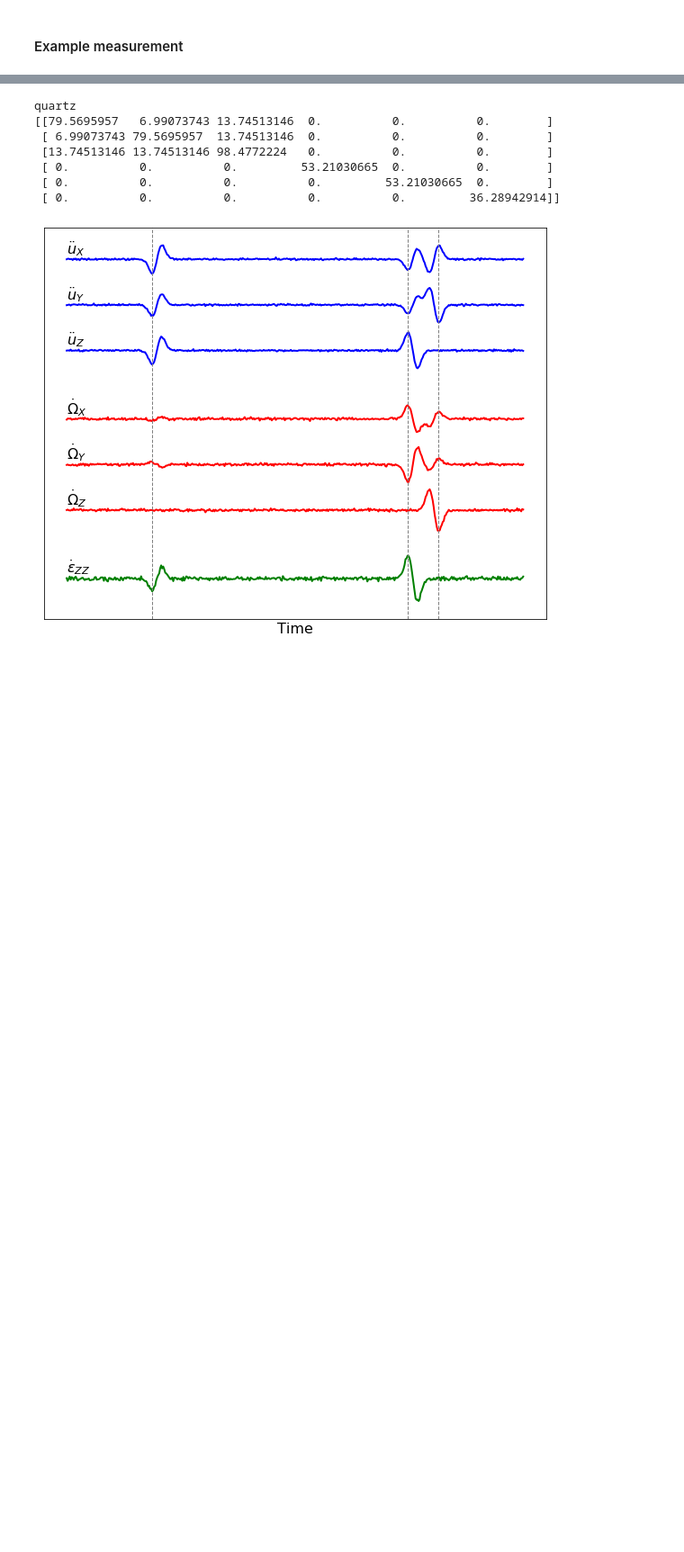
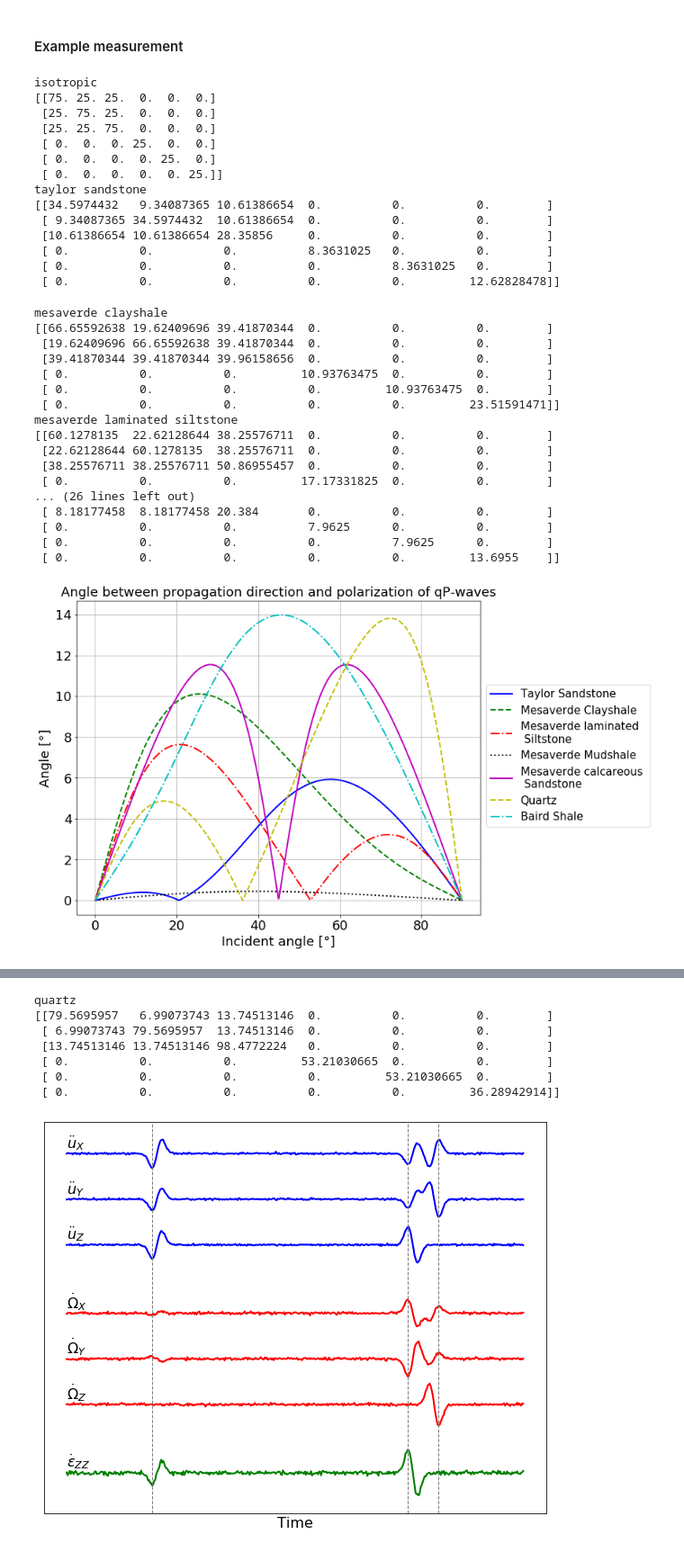
Before and after one commit to sebnoe/anisotropy, a Jupyter notebook: notebooks/Create_figures.ipynb, the cells around one changed output, grey strips where cells are left out. Shown at 90% size. Cells and saved outputs as stored; diff of their text form; code cells hidden in the pictures; blank space fills up the shorter version.

```diff
--- a/notebooks/Create_figures.ipynb
+++ b/notebooks/Create_figures.ipynb
@@ -273,2 +228,81 @@ mesaverde clayshale
 # %% [markdown]
 #### Example measurement
+# %%
+N = 720
+f = 15.
+thetax = np.linspace(0.,np.pi/2,N)
+nus = np.zeros((N,3))
+for idir in range(N):
+    nus[idir,0] = np.sin(thetax[idir])
+    nus[idir,2] = np.cos(thetax[idir])
+
+curlamp = np.zeros((len(medium),N))
+for i in range(len(medium)):
+    C, density = get_specific_VTI(medium[i])
+    gammas = get_gamma(nus,C)
+    for idir in range(N):
+        vel,v = get_eigenvals(gammas[idir], density)
+        alpha = np.arccos(np.dot(v[:,np.argmax(vel)],nus[idir,:]))
+        if alpha >np.pi/2:
+            alpha = np.pi-alpha
+        curlamp[i,idir] = alpha*180/np.pi #/max(vel)
+
+#norm = np.max(curlamp[1:,:])
+labels = ['Isotropic',
+ 'Taylor Sandstone',
+ 'Mesaverde Clayshale',
+ 'Mesaverde laminated \n Siltstone',
+ 'Mesaverde Mudshale',
+ 'Mesaverde calcareous \n Sandstone',
+ 'Quartz',
+ 'Baird Shale']
+
+colors = [' ','b','g','r','k','m','y','c']
+
+styles = ['dotted','solid','dashed','dashdot','dotted','solid','dashed','dashdot']
+
+plt.figure(figsize=(10,8))
+for i in range(1,len(medium)):
+    plt.plot(thetax*180/np.pi,curlamp[i,:], label=labels[i],lw=2,color=colors[i],ls=styles[i])
+plt.xlabel('Incident angle [°]',fontsize=18)
+plt.ylabel('Angle [°]',fontsize=18)
+plt.yticks(fontsize=18)
+plt.xticks(fontsize=18)
+plt.grid()
+plt.legend(fontsize=15,bbox_to_anchor=(1., .75),)
+plt.title('Angle between propagation direction and polarization of qP-waves',fontsize=18)
+#plt.savefig('Curlamplitude.png')
+plt.show()
+# %% [output]
+isotropic
+[[75. 25. 25.  0.  0.  0.]
+ [25. 75. 25.  0.  0.  0.]
+ [25. 25. 75.  0.  0.  0.]
+ [ 0.  0.  0. 25.  0.  0.]
+ [ 0.  0.  0.  0. 25.  0.]
+ [ 0.  0.  0.  0.  0. 25.]]
+taylor sandstone
+[[34.5974432   9.34087365 10.61386654  0.          0.          0.        ]
+ [ 9.34087365 34.5974432  10.61386654  0.          0.          0.        ]
+ [10.61386654 10.61386654 28.35856     0.          0.          0.        ]
+ [ 0.          0.          0.          8.3631025   0.          0.        ]
+ [ 0.          0.          0.          0.          8.3631025   0.        ]
+ [ 0.          0.          0.          0.          0.         12.62828478]]
+mesaverde clayshale
+[[66.65592638 19.62409696 39.41870344  0.          0.          0.        ]
+ [19.62409696 66.65592638 39.41870344  0.          0.          0.        ]
+ [39.41870344 39.41870344 39.96158656  0.          0.          0.        ]
+ [ 0.          0.          0.         10.93763475  0.          0.        ]
+ [ 0.          0.          0.          0.         10.93763475  0.        ]
+ [ 0.          0.          0.          0.          0.         23.51591471]]
+mesaverde laminated siltstone
+[[60.1278135  22.62128644 38.25576711  0.          0.          0.        ]
+ [22.62128644 60.1278135  38.25576711  0.          0.          0.        ]
+ [38.25576711 38.25576711 50.86955457  0.          0.          0.        ]
+ [ 0.          0.          0.         17.17331825  0.          0.        ]
+... (26 lines left out)
+ [ 8.18177458  8.18177458 20.384       0.          0.          0.        ]
+ [ 0.          0.          0.          7.9625      0.          0.        ]
+ [ 0.          0.          0.          0.          7.9625      0.        ]
+ [ 0.          0.          0.          0.          0.         13.6955    ]]
+[figure, added]
```
Also changed, not shown: parts of 9 cells of this notebook.
